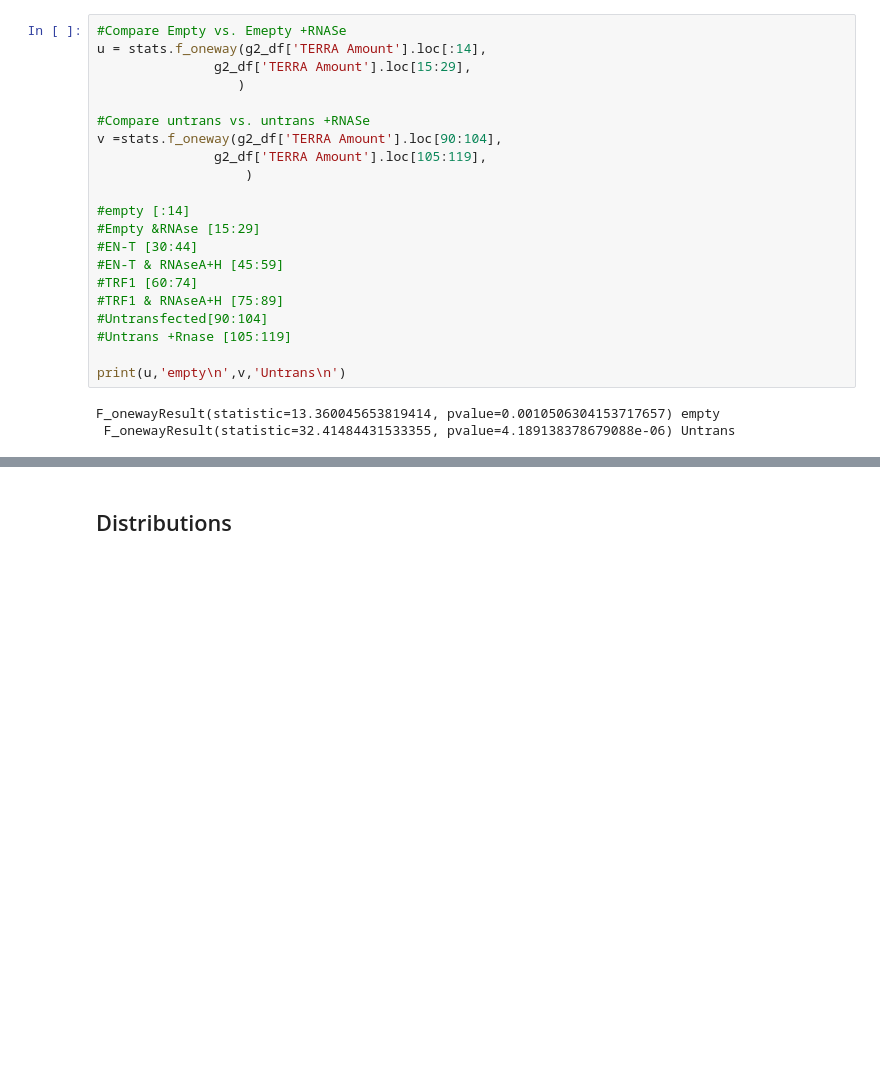
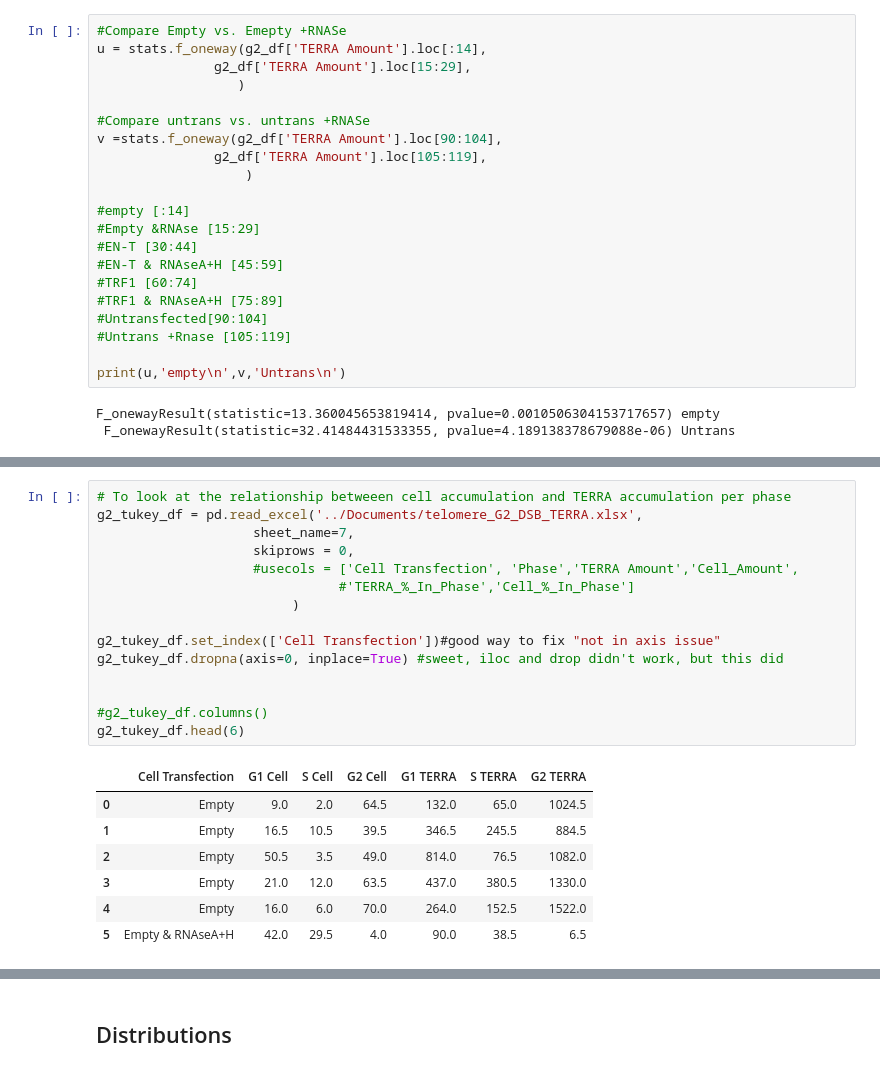
Before and after one commit to aidan-lew/TERRA_DSB, a Jupyter notebook: refined_terra_dsb.ipynb, the cells around one changed output, grey strips where cells are left out. Saved outputs shown, nothing was run; the diff lists cells and outputs as text; blank space fills up the shorter version.

```diff
--- a/refined_terra_dsb.ipynb
+++ b/refined_terra_dsb.ipynb
@@ -1029,0 +1097,23 @@ F_onewayResult(statistic=13.360045653819414, pvalue=0.0010506304153717657) empty
+# %%
+# To look at the relationship betweeen cell accumulation and TERRA accumulation per phase
+g2_tukey_df = pd.read_excel('../Documents/telomere_G2_DSB_TERRA.xlsx',
+                    sheet_name=7,
+                    skiprows = 0,
+                    #usecols = ['Cell Transfection', 'Phase','TERRA Amount','Cell_Amount',
+                               #'TERRA_%_In_Phase','Cell_%_In_Phase']
+                         )
+
+g2_tukey_df.set_index(['Cell Transfection'])#good way to fix "not in axis issue"
+g2_tukey_df.dropna(axis=0, inplace=True) #sweet, iloc and drop didn't work, but this did
+
+
+#g2_tukey_df.columns()
+g2_tukey_df.head(6)
+# %% [output]
+|  | Cell Transfection | G1 Cell | S Cell | G2 Cell | G1 TERRA | S TERRA | G2 TERRA |
+| 0 | Empty | 9.0 | 2.0 | 64.5 | 132.0 | 65.0 | 1024.5 |
+| 1 | Empty | 16.5 | 10.5 | 39.5 | 346.5 | 245.5 | 884.5 |
+| 2 | Empty | 50.5 | 3.5 | 49.0 | 814.0 | 76.5 | 1082.0 |
+| 3 | Empty | 21.0 | 12.0 | 63.5 | 437.0 | 380.5 | 1330.0 |
+| 4 | Empty | 16.0 | 6.0 | 70.0 | 264.0 | 152.5 | 1522.0 |
+| 5 | Empty & RNAseA+H | 42.0 | 29.5 | 4.0 | 90.0 | 38.5 | 6.5 |
```
Also changed, not shown: parts of 18 cells of this notebook.
